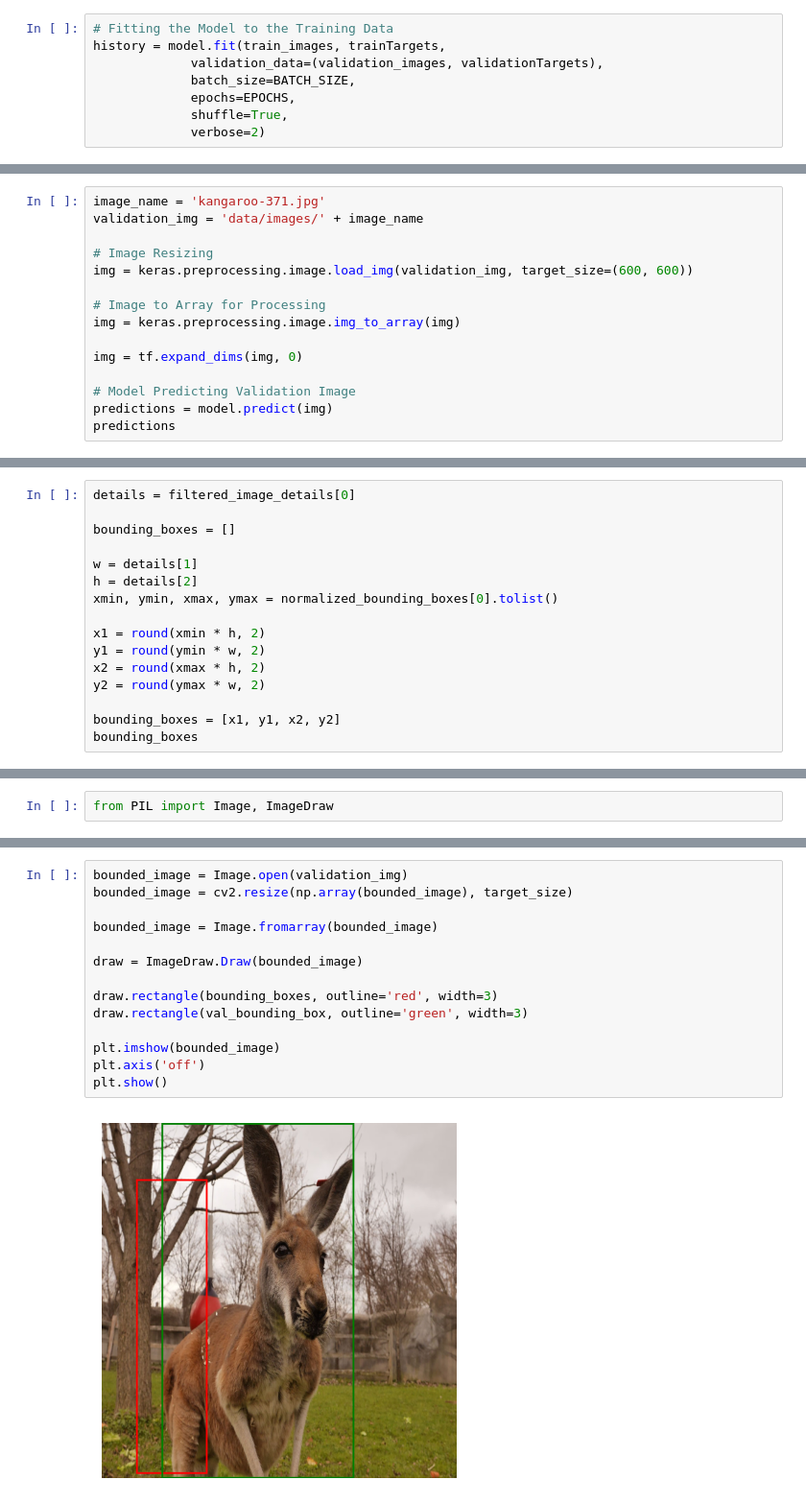
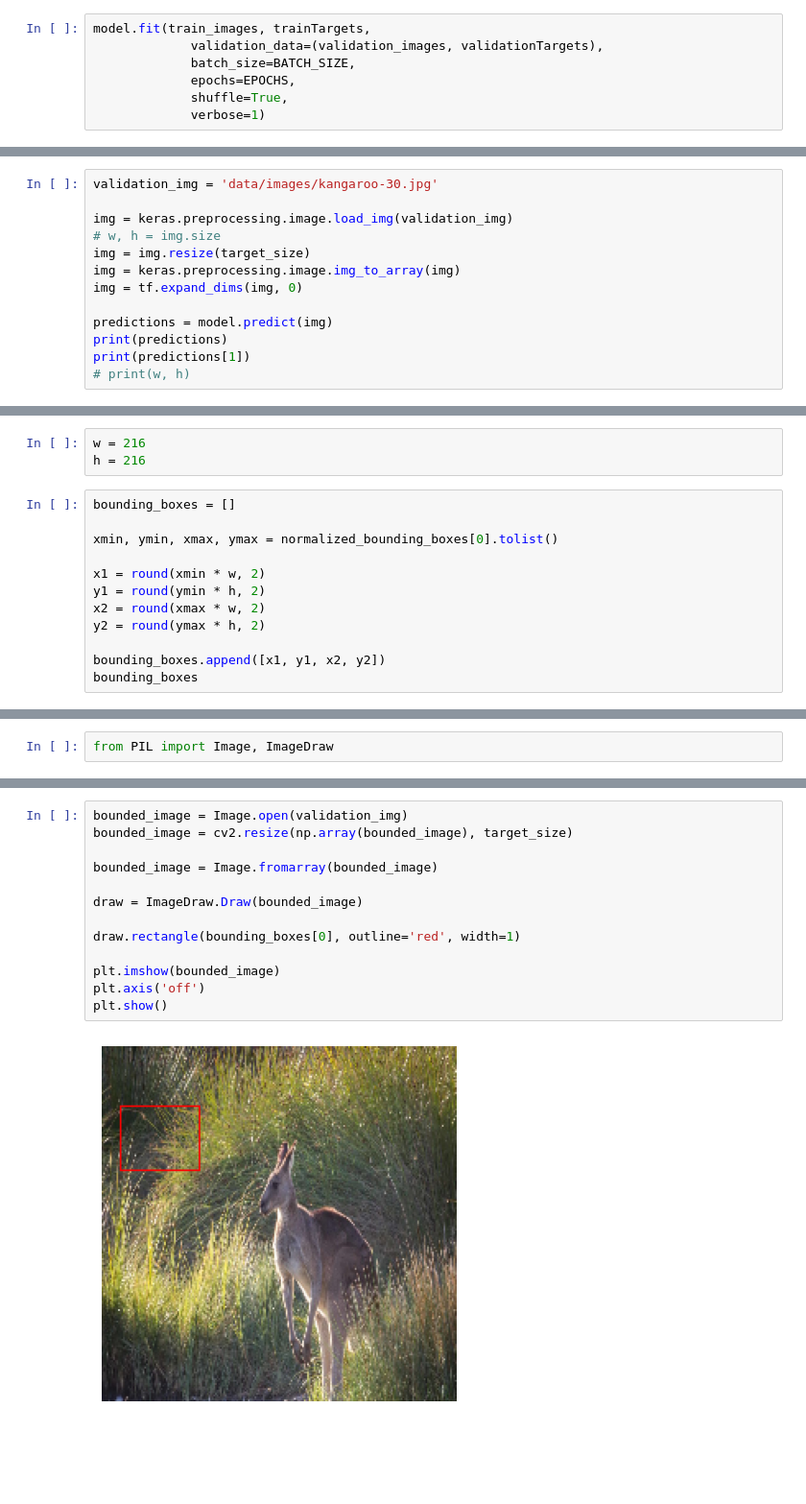
Before and after one commit to Eli-V-14/bounding-box-prediction, a Jupyter notebook: bounding-box.ipynb, the cells around one changed output, grey strips where cells are left out. Shown at 96% size. Cells and saved outputs as stored; diff of their text form; blank space fills up the shorter version.

Commit message:
Attempting a new data set, but same model progression

```diff
--- a/bounding-box.ipynb
+++ b/bounding-box.ipynb
@@ -249,9 +210,8 @@ BATCH_SIZE = 16
 # %%
-# Fitting the Model to the Training Data
-history = model.fit(train_images, trainTargets,
+model.fit(train_images, trainTargets,
              validation_data=(validation_images, validationTargets),
              batch_size=BATCH_SIZE,
              epochs=EPOCHS,
              shuffle=True,
-             verbose=2)
+             verbose=1)
 # %% [output]
@@ -344,16 +236,14 @@ found_test_images
 # %%
-image_name = 'kangaroo-371.jpg'
-validation_img = 'data/images/' + image_name
+validation_img = 'data/images/kangaroo-30.jpg'
 
-# Image Resizing
-img = keras.preprocessing.image.load_img(validation_img, target_size=(600, 600))
-
-# Image to Array for Processing
+img = keras.preprocessing.image.load_img(validation_img)
+# w, h = img.size
+img = img.resize(target_size)
 img = keras.preprocessing.image.img_to_array(img)
-
 img = tf.expand_dims(img, 0)
 
-# Model Predicting Validation Image
 predictions = model.predict(img)
-predictions
+print(predictions)
+print(predictions[1])
+# print(w, h)
 # %% [output]
@@ -381,17 +261,16 @@ val_index
+# %%
+w = 216
+h = 216
 # %%
-details = filtered_image_details[0]
-
 bounding_boxes = []
 
-w = details[1]
-h = details[2]
 xmin, ymin, xmax, ymax = normalized_bounding_boxes[0].tolist()
 
-x1 = round(xmin * h, 2)
-y1 = round(ymin * w, 2)
-x2 = round(xmax * h, 2)
-y2 = round(ymax * w, 2)
+x1 = round(xmin * w, 2)
+y1 = round(ymin * h, 2)
+x2 = round(xmax * w, 2)
+y2 = round(ymax * h, 2)
 
-bounding_boxes = [x1, y1, x2, y2]
+bounding_boxes.append([x1, y1, x2, y2])
 bounding_boxes
 # %% [output]
@@ -418,16 +280,15 @@ array([1.50000000e-04, 3.88740741e-02, 1.83300000e-01, 5.33333333e-01])
 # %%
 bounded_image = Image.open(validation_img)
 bounded_image = cv2.resize(np.array(bounded_image), target_size)
 
 bounded_image = Image.fromarray(bounded_image)
 
 draw = ImageDraw.Draw(bounded_image)
 
-draw.rectangle(bounding_boxes, outline='red', width=3)
-draw.rectangle(val_bounding_box, outline='green', width=3)
+draw.rectangle(bounding_boxes[0], outline='red', width=1)
 
 plt.imshow(bounded_image)
 plt.axis('off')
 plt.show()
 # %% [output]
-[figure, old version]
+[figure, new version]
```
Also changed, not shown: parts of 39 cells of this notebook, 2 other files.
